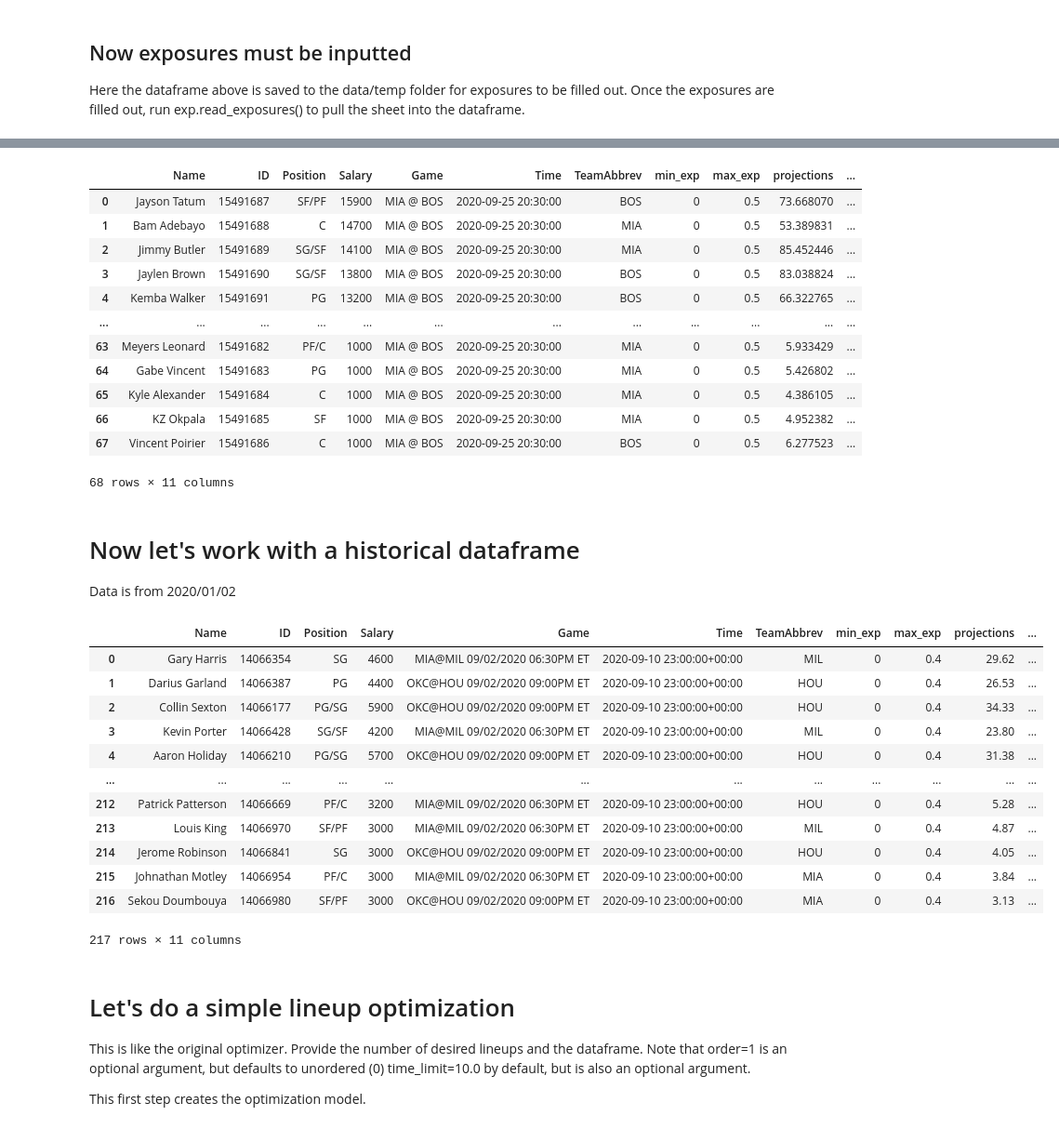
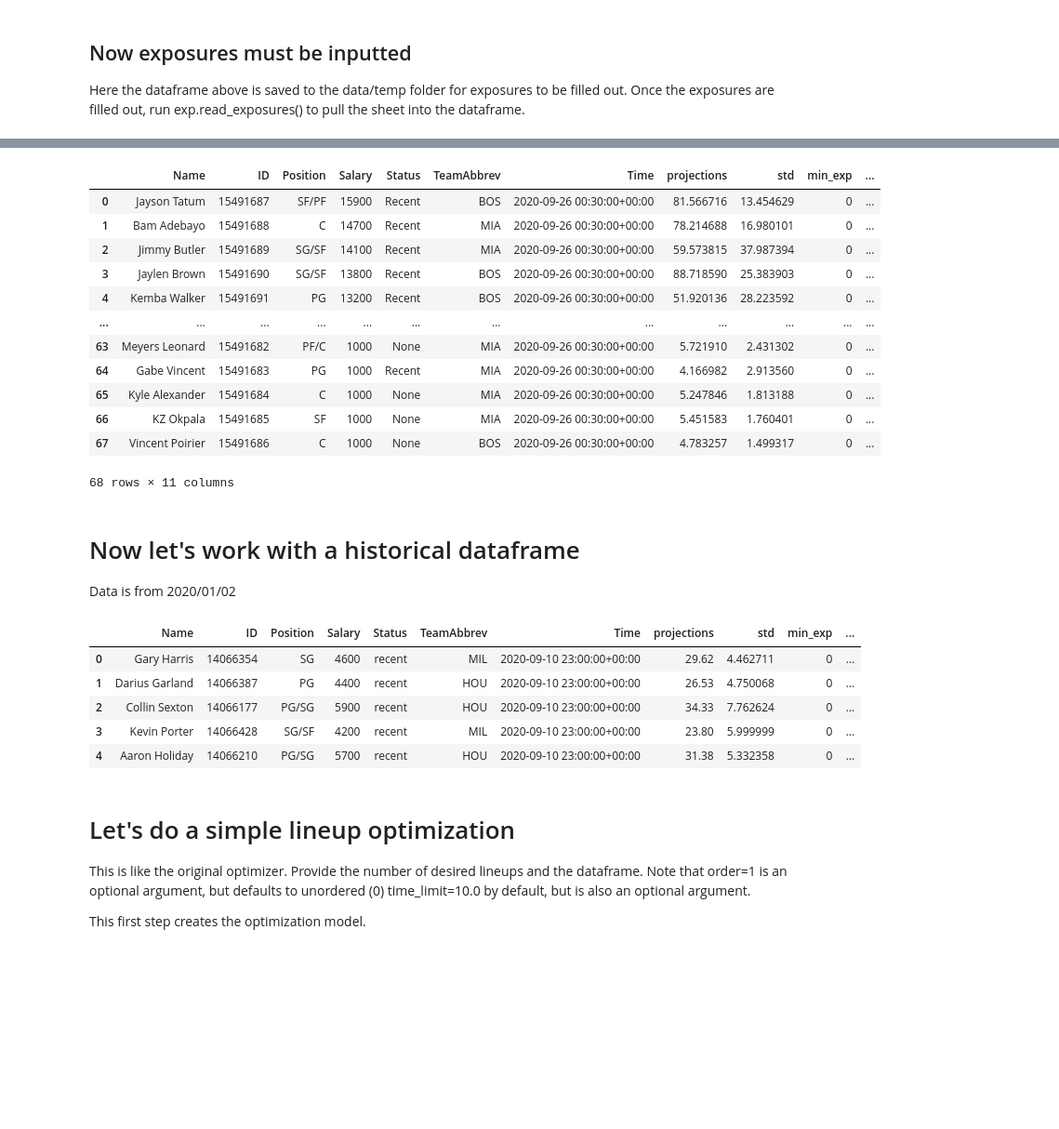
Before and after one commit to firstprinciples/dfs_optimizer, a Jupyter notebook: fps_dfs_optimizer/analyses/test_optimizer.ipynb, the cells around one changed output, grey strips where cells are left out. Shown at 93% size. Saved outputs shown, nothing was run; the diff lists cells and outputs as text; code cells hidden in the pictures; blank space fills up the shorter version.

```diff
--- a/fps_dfs_optimizer/analyses/test_optimizer.ipynb
+++ b/fps_dfs_optimizer/analyses/test_optimizer.ipynb
@@ -31,7 +31,7 @@ df_players = get_players(group_id)
 # %% [markdown]
 ## Optionally, can read players sheet directly from DKSalaries, if it is downloaded
 # %%
-df_players = get_players_from_salaries('../data/raw/DKSalaries_test.csv')
+# df_players = get_players_from_salaries('../data/raw/DKSalaries_test.csv')
 # %%
 points, std = get_projections(df_players)
 df_players['projections'] = points
@@ -64,18 +59,18 @@ df_players = exp.read_exposures()
 cols = df_players.columns
 df_players
 # %% [output]
-|  | Name | ID | Position | Salary | Game | Time | TeamAbbrev | min_exp | max_exp | projections | ... |
-| 0 | Jayson Tatum | 15491687 | SF/PF | 15900 | MIA @ BOS | 2020-09-25 20:30:00 | BOS | 0 | 0.5 | 73.668070 | ... |
-| 1 | Bam Adebayo | 15491688 | C | 14700 | MIA @ BOS | 2020-09-25 20:30:00 | MIA | 0 | 0.5 | 53.389831 | ... |
-| 2 | Jimmy Butler | 15491689 | SG/SF | 14100 | MIA @ BOS | 2020-09-25 20:30:00 | MIA | 0 | 0.5 | 85.452446 | ... |
-| 3 | Jaylen Brown | 15491690 | SG/SF | 13800 | MIA @ BOS | 2020-09-25 20:30:00 | BOS | 0 | 0.5 | 83.038824 | ... |
-| 4 | Kemba Walker | 15491691 | PG | 13200 | MIA @ BOS | 2020-09-25 20:30:00 | BOS | 0 | 0.5 | 66.322765 | ... |
+|  | Name | ID | Position | Salary | Status | TeamAbbrev | Time | projections | std | min_exp | ... |
+| 0 | Jayson Tatum | 15491687 | SF/PF | 15900 | Recent | BOS | 2020-09-26 00:30:00+00:00 | 81.566716 | 13.454629 | 0 | ... |
+| 1 | Bam Adebayo | 15491688 | C | 14700 | Recent | MIA | 2020-09-26 00:30:00+00:00 | 78.214688 | 16.980101 | 0 | ... |
+| 2 | Jimmy Butler | 15491689 | SG/SF | 14100 | Recent | MIA | 2020-09-26 00:30:00+00:00 | 59.573815 | 37.987394 | 0 | ... |
+| 3 | Jaylen Brown | 15491690 | SG/SF | 13800 | Recent | BOS | 2020-09-26 00:30:00+00:00 | 88.718590 | 25.383903 | 0 | ... |
+| 4 | Kemba Walker | 15491691 | PG | 13200 | Recent | BOS | 2020-09-26 00:30:00+00:00 | 51.920136 | 28.223592 | 0 | ... |
 | ... | ... | ... | ... | ... | ... | ... | ... | ... | ... | ... | ... |
-| 63 | Meyers Leonard | 15491682 | PF/C | 1000 | MIA @ BOS | 2020-09-25 20:30:00 | MIA | 0 | 0.5 | 5.933429 | ... |
-| 64 | Gabe Vincent | 15491683 | PG | 1000 | MIA @ BOS | 2020-09-25 20:30:00 | MIA | 0 | 0.5 | 5.426802 | ... |
-| 65 | Kyle Alexander | 15491684 | C | 1000 | MIA @ BOS | 2020-09-25 20:30:00 | MIA | 0 | 0.5 | 4.386105 | ... |
-| 66 | KZ Okpala | 15491685 | SF | 1000 | MIA @ BOS | 2020-09-25 20:30:00 | MIA | 0 | 0.5 | 4.952382 | ... |
-| 67 | Vincent Poirier | 15491686 | C | 1000 | MIA @ BOS | 2020-09-25 20:30:00 | BOS | 0 | 0.5 | 6.277523 | ... |
+| 63 | Meyers Leonard | 15491682 | PF/C | 1000 | None | MIA | 2020-09-26 00:30:00+00:00 | 5.721910 | 2.431302 | 0 | ... |
+| 64 | Gabe Vincent | 15491683 | PG | 1000 | Recent | MIA | 2020-09-26 00:30:00+00:00 | 4.166982 | 2.913560 | 0 | ... |
+| 65 | Kyle Alexander | 15491684 | C | 1000 | None | MIA | 2020-09-26 00:30:00+00:00 | 5.247846 | 1.813188 | 0 | ... |
+| 66 | KZ Okpala | 15491685 | SF | 1000 | None | MIA | 2020-09-26 00:30:00+00:00 | 5.451583 | 1.760401 | 0 | ... |
+| 67 | Vincent Poirier | 15491686 | C | 1000 | None | BOS | 2020-09-26 00:30:00+00:00 | 4.783257 | 1.499317 | 0 | ... |
 68 rows × 11 columns
 # %% [markdown]
 # Now let's work with a historical dataframe
@@ -83,22 +78,15 @@ Data is from 2020/01/02
 # %%
 df_players = pd.read_csv('../data/raw/test_20200102.csv')
 df_players['Time'] = pd.to_datetime(df_players['Time'])
 df_players = df_players[cols]
-df_players
+df_players.head()
 # %% [output]
-|  | Name | ID | Position | Salary | Game | Time | TeamAbbrev | min_exp | max_exp | projections | ... |
-| 0 | Gary Harris | 14066354 | SG | 4600 | MIA@MIL 09/02/2020 06:30PM ET | 2020-09-10 23:00:00+00:00 | MIL | 0 | 0.4 | 29.62 | ... |
-| 1 | Darius Garland | 14066387 | PG | 4400 | OKC@HOU 09/02/2020 09:00PM ET | 2020-09-10 23:00:00+00:00 | HOU | 0 | 0.4 | 26.53 | ... |
-| 2 | Collin Sexton | 14066177 | PG/SG | 5900 | OKC@HOU 09/02/2020 09:00PM ET | 2020-09-10 23:00:00+00:00 | HOU | 0 | 0.4 | 34.33 | ... |
-| 3 | Kevin Porter | 14066428 | SG/SF | 4200 | MIA@MIL 09/02/2020 06:30PM ET | 2020-09-10 23:00:00+00:00 | MIL | 0 | 0.4 | 23.80 | ... |
-| 4 | Aaron Holiday | 14066210 | PG/SG | 5700 | OKC@HOU 09/02/2020 09:00PM ET | 2020-09-10 23:00:00+00:00 | HOU | 0 | 0.4 | 31.38 | ... |
-| ... | ... | ... | ... | ... | ... | ... | ... | ... | ... | ... | ... |
-| 212 | Patrick Patterson | 14066669 | PF/C | 3200 | MIA@MIL 09/02/2020 06:30PM ET | 2020-09-10 23:00:00+00:00 | HOU | 0 | 0.4 | 5.28 | ... |
-| 213 | Louis King | 14066970 | SF/PF | 3000 | MIA@MIL 09/02/2020 06:30PM ET | 2020-09-10 23:00:00+00:00 | MIL | 0 | 0.4 | 4.87 | ... |
-| 214 | Jerome Robinson | 14066841 | SG | 3000 | OKC@HOU 09/02/2020 09:00PM ET | 2020-09-10 23:00:00+00:00 | HOU | 0 | 0.4 | 4.05 | ... |
-| 215 | Johnathan Motley | 14066954 | PF/C | 3000 | MIA@MIL 09/02/2020 06:30PM ET | 2020-09-10 23:00:00+00:00 | MIA | 0 | 0.4 | 3.84 | ... |
-| 216 | Sekou Doumbouya | 14066980 | SF/PF | 3000 | OKC@HOU 09/02/2020 09:00PM ET | 2020-09-10 23:00:00+00:00 | MIA | 0 | 0.4 | 3.13 | ... |
+|  | Name | ID | Position | Salary | Status | TeamAbbrev | Time | projections | std | min_exp | ... |
+| 0 | Gary Harris | 14066354 | SG | 4600 | recent | MIL | 2020-09-10 23:00:00+00:00 | 29.62 | 4.462711 | 0 | ... |
+| 1 | Darius Garland | 14066387 | PG | 4400 | recent | HOU | 2020-09-10 23:00:00+00:00 | 26.53 | 4.750068 | 0 | ... |
+| 2 | Collin Sexton | 14066177 | PG/SG | 5900 | recent | HOU | 2020-09-10 23:00:00+00:00 | 34.33 | 7.762624 | 0 | ... |
+| 3 | Kevin Porter | 14066428 | SG/SF | 4200 | recent | MIL | 2020-09-10 23:00:00+00:00 | 23.80 | 5.999999 | 0 | ... |
+| 4 | Aaron Holiday | 14066210 | PG/SG | 5700 | recent | HOU | 2020-09-10 23:00:00+00:00 | 31.38 | 5.332358 | 0 | ... |
-217 rows × 11 columns
 # %% [markdown]
 # Let's do a simple lineup optimization
 This is like the original optimizer. Provide the number of desired lineups and the dataframe.
```
Also changed, not shown: parts of 11 cells of this notebook, 5 other files.
